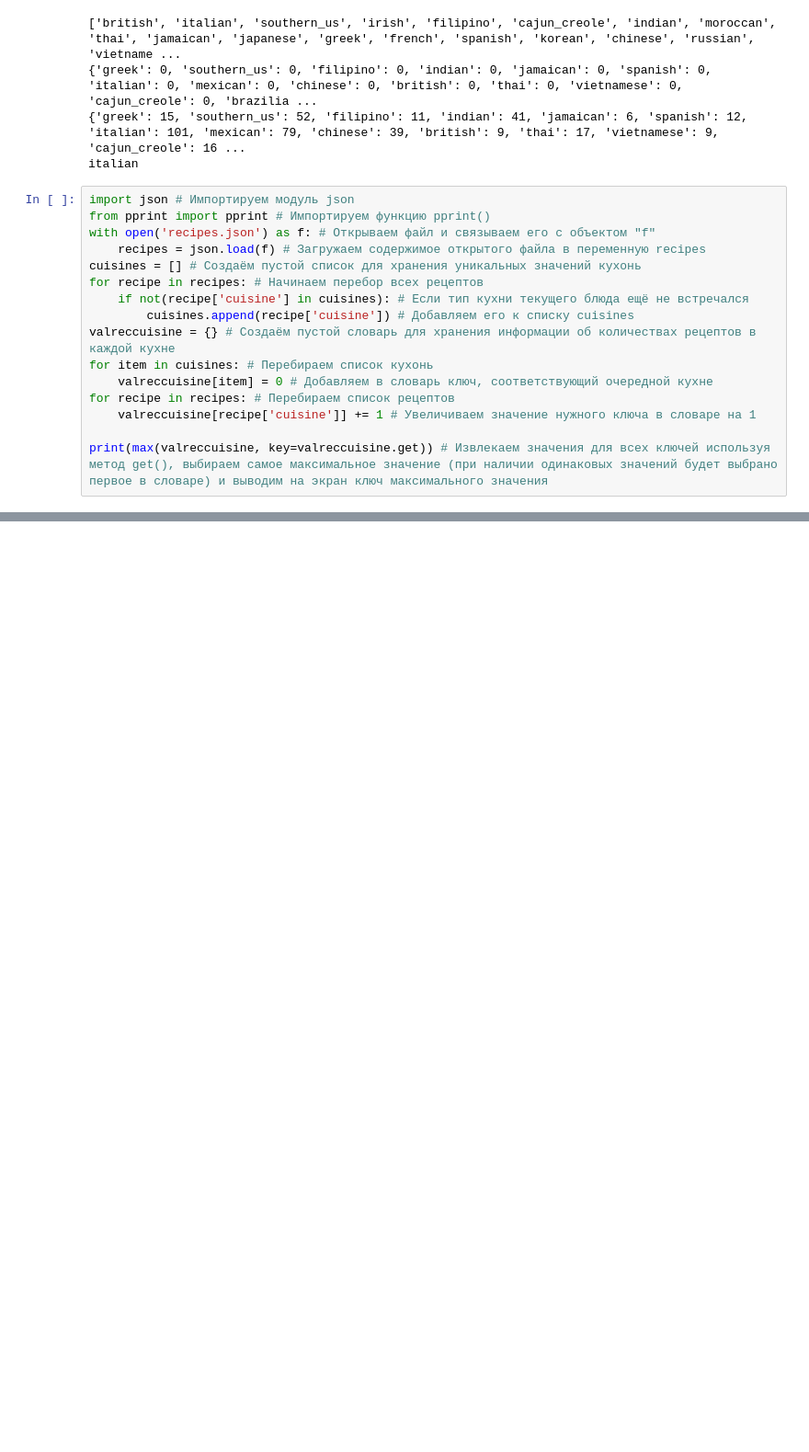
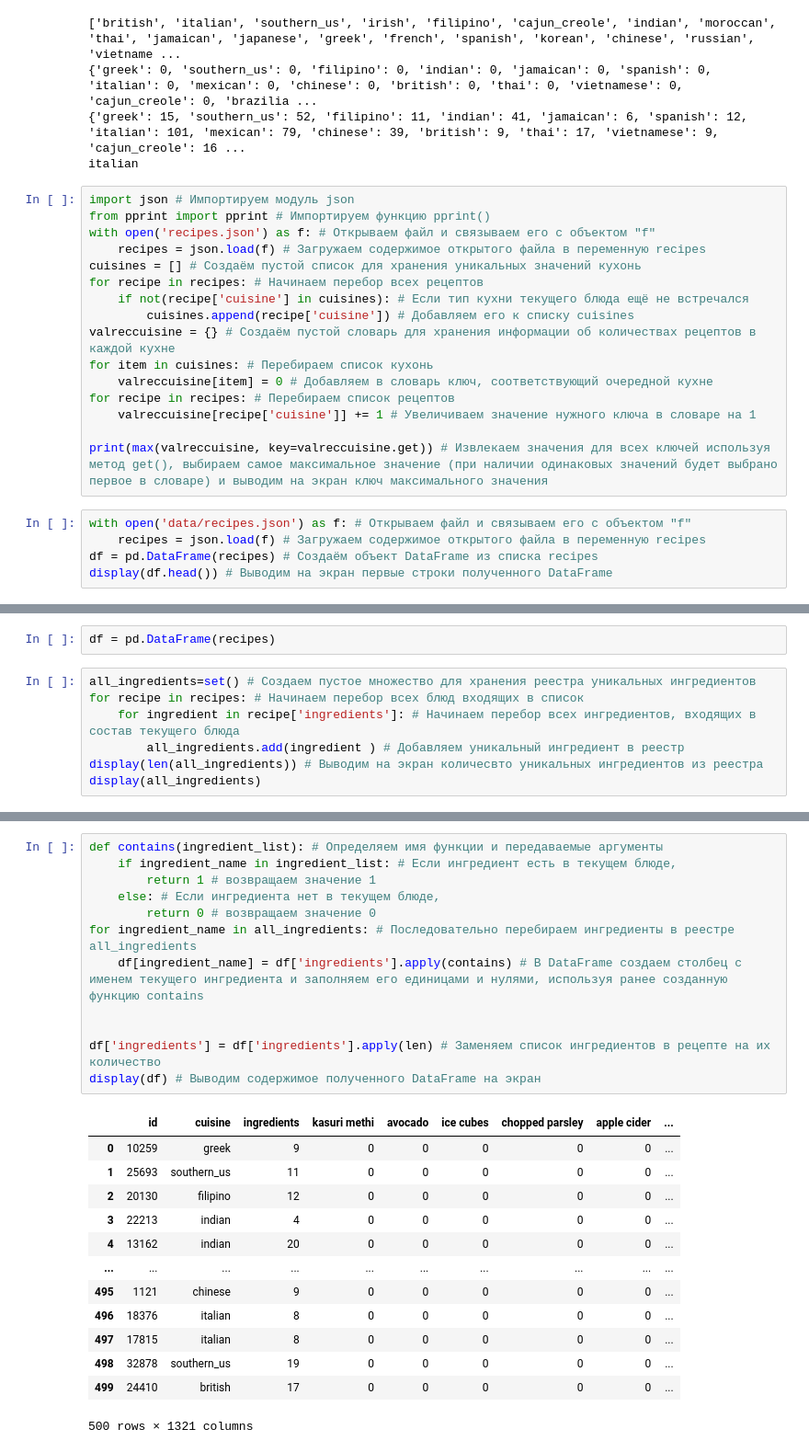
Before and after one commit to bulatpython/win-pc, a Jupyter notebook: json.ipynb, the cells around one changed output, grey strips where cells are left out. Shown: that part at 92% size. Drawn from its saved outputs; the diff is of its cells as text; blank space fills up the shorter version.

```diff
--- a/json.ipynb
+++ b/json.ipynb
@@ -141,3 +142,8 @@ for recipe in recipes: # Перебираем список рецептов
     valreccuisine[recipe['cuisine']] += 1 # Увеличиваем значение нужного ключа в словаре на 1
 
 print(max(valreccuisine, key=valreccuisine.get)) # Извлекаем значения для всех ключей используя метод get(), выбираем самое максимальное значение (при наличии одинаковых значений будет выбрано первое в словаре) и выводим на экран ключ максимального значения
+# %%
+with open('data/recipes.json') as f: # Открываем файл и связываем его с объектом "f"
+    recipes = json.load(f) # Загружаем содержимое открытого файла в переменную recipes
+df = pd.DataFrame(recipes) # Создаём объект DataFrame из списка recipes
+display(df.head()) # Выводим на экран первые строки полученного DataFrame
@@ -143,0 +173,9 @@ print(max(valreccuisine, key=valreccuisine.get)) # Извлекаем значе
+# %%
+df = pd.DataFrame(recipes)
+# %%
+all_ingredients=set() # Создаем пустое множество для хранения реестра уникальных ингредиентов
+for recipe in recipes: # Начинаем перебор всех блюд входящих в список
+    for ingredient in recipe['ingredients']: # Начинаем перебор всех ингредиентов, входящих в состав текущего блюда
+        all_ingredients.add(ingredient ) # Добавляем уникальный ингредиент в реестр
+display(len(all_ingredients)) # Выводим на экран количесвто уникальных ингредиентов из реестра
+display(all_ingredients)
@@ -143,0 +201,26 @@ print(max(valreccuisine, key=valreccuisine.get)) # Извлекаем значе
+# %%
+def contains(ingredient_list): # Определяем имя функции и передаваемые аргументы
+    if ingredient_name in ingredient_list: # Если ингредиент есть в текущем блюде,
+        return 1 # возвращаем значение 1
+    else: # Если ингредиента нет в текущем блюде,
+        return 0 # возвращаем значение 0
+for ingredient_name in all_ingredients: # Последовательно перебираем ингредиенты в реестре all_ingredients
+    df[ingredient_name] = df['ingredients'].apply(contains) # В DataFrame cоздаем столбец с именем текущего ингредиента и заполняем его единицами и нулями, используя ранее созданную функцию contains
+
+
+df['ingredients'] = df['ingredients'].apply(len) # Заменяем список ингредиентов в рецепте на их количество
+display(df) # Выводим содержимое полученного DataFrame на экран
+# %% [output]
+|  | id | cuisine | ingredients | kasuri methi | avocado | ice cubes | chopped parsley | apple cider | ... |
+| 0 | 10259 | greek | 9 | 0 | 0 | 0 | 0 | 0 | ... |
+| 1 | 25693 | southern_us | 11 | 0 | 0 | 0 | 0 | 0 | ... |
+| 2 | 20130 | filipino | 12 | 0 | 0 | 0 | 0 | 0 | ... |
+| 3 | 22213 | indian | 4 | 0 | 0 | 0 | 0 | 0 | ... |
+| 4 | 13162 | indian | 20 | 0 | 0 | 0 | 0 | 0 | ... |
+| ... | ... | ... | ... | ... | ... | ... | ... | ... | ... |
+| 495 | 1121 | chinese | 9 | 0 | 0 | 0 | 0 | 0 | ... |
+| 496 | 18376 | italian | 8 | 0 | 0 | 0 | 0 | 0 | ... |
+| 497 | 17815 | italian | 8 | 0 | 0 | 0 | 0 | 0 | ... |
+| 498 | 32878 | southern_us | 19 | 0 | 0 | 0 | 0 | 0 | ... |
+| 499 | 24410 | british | 17 | 0 | 0 | 0 | 0 | 0 | ... |
+500 rows × 1321 columns
```
Also changed, not shown: parts of 8 cells of this notebook, 1 other file.
